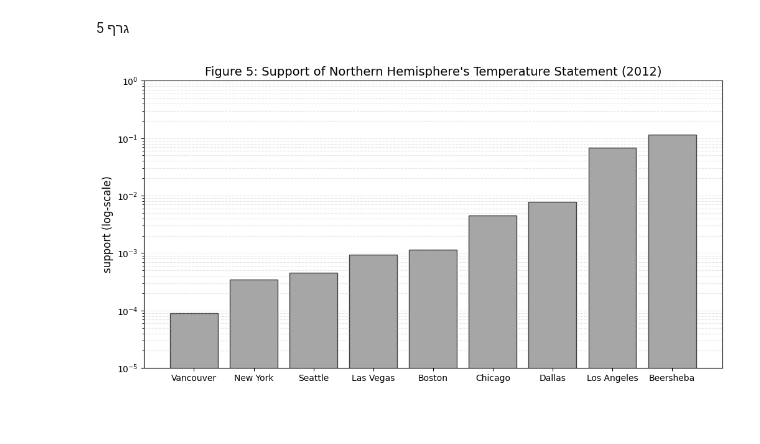
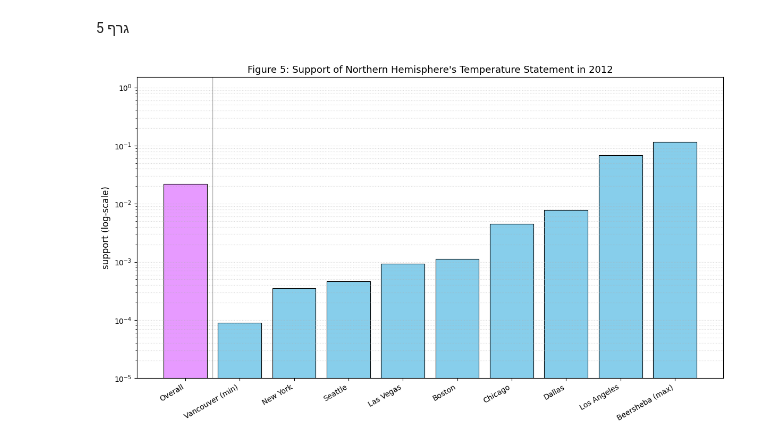
Before and after one commit to MorKahalani/DM-CherryPicked-Trendlines, a Jupyter notebook: Project-code.ipynb, the cells around one changed output. Saved outputs shown, nothing was run; the diff lists cells and outputs as text; code cells hidden in the pictures; blank space fills up the shorter version.

```diff
--- a/Project-code.ipynb
+++ b/Project-code.ipynb
@@ -204,51 +222,54 @@ Drive already mounted at /content/drive; to attempt to forcibly remount, call dr
 # %%
 import pandas as pd
 import matplotlib.pyplot as plt
-import bisect
+import numpy as np
 
-# 1. פונקציית האלגוריתם (חייבת להיות מוגדרת כאן)
-def algorithm2_exact(Rb, Re, bot='decrease'):
-    Rb_sorted = sorted(Rb)
-    n_b = len(Rb_sorted)
-    count = 0
-    if n_b == 0 or len(Re) == 0: return 0
-    for y_te in Re:
-        if bot == 'decrease': # קיץ קר מחורף (x_e < x_b)
-            idx = bisect.bisect_right(Rb_sorted, y_te)
-            count += (n_b - idx)
-    return count / (len(Rb) * len(Re))
-
-# 2. טעינת הנתונים (מתוך הקובץ שהעליתן)
-df = pd.read_csv('temperature.csv')
-df['datetime'] = pd.to_datetime(df['datetime'])
-
-# 3. הגדרת התקופות בדיוק לפי המאמר (Example 1)
-# Rb (התחלה) = חורף | Re (סוף) = קיץ
+# 1. הגדרת התקופות המדויקות (Example 1)
 winter_mask = (df['datetime'] >= '2012-12-01') & (df['datetime'] <= '2013-03-01')
 summer_mask = (df['datetime'] >= '2013-06-01') & (df['datetime'] <= '2013-09-01')
 
-# רשימת הערים לפי הסדר ב-Figure 5 במאמר
-cities = ['Vancouver', 'New York', 'Seattle', 'Las Vegas', 'Boston', 'Chicago', 'Dallas', 'Los Angeles', 'Beersheba']
-support_scores = []
+# 2. רשימת הערים וחישוב ה-Support לכל אחת
+target_cities = ['Vancouver', 'New York', 'Seattle', 'Las Vegas', 'Boston', 'Chicago', 'Dallas', 'Los Angeles', 'Beersheba']
+city_results = []
 
-for city in cities:
+for city in target_cities:
     Rb = df.loc[winter_mask, city].dropna().values
     Re = df.loc[summer_mask, city].dropna().values
+    # הטענה: קיץ קר מחורף (x_e < x_b)
     omega = algorithm2_exact(Rb, Re, bot='decrease')
-    support_scores.append(omega if omega > 0 else 1e-5) # מניעת בעיות בגרף לוגריתמי
+    city_results.append(omega)
 
-# 4. ציור הגרף (זהה ל-Figure 5)
-plt.figure(figsize=(12, 6))
-plt.bar(cities, support_scores, color='gray', edgecolor='black', alpha=0.7)
+# 3. חישוב ה-Overall (ממוצע ה-Support של כל הערים)
+overall_support = np.mean(city_results)
 
-# הגדרת ציר Y לוגריתמי כפי שמופיע במאמר
+# 4. הכנת הנתונים לציור בסדר הנכון
+final_labels = ['Overall'] + [
+    'Vancouver (min)', 'New York', 'Seattle', 'Las Vegas',
+    'Boston', 'Chicago', 'Dallas', 'Los Angeles', 'Beersheba (max)'
+]
+final_values = [overall_support] + city_results
+
+# 5. יצירת הגרף המעוצב
+plt.figure(figsize=(12, 7))
+colors = ['#e79aff'] + ['skyblue'] * (len(final_labels) - 1) # עמודת Overall מודגשת יותר
+bars = plt.bar(final_labels, final_values, color=colors, edgecolor='black', linewidth=0.8)
+
+# הגדרת ציר Y לוגריתמי בדיוק לפי המאמר
 plt.yscale('log')
-plt.ylim(10**-5, 1)
-plt.yticks([1e-5, 1e-4, 1e-3, 1e-2, 1e-1, 1], [r'$10^{-5}$', r'$10^{-4}$', r'$10^{-3}$', r'$10^{-2}$', r'$10^{-1}$', r'$10^0$'])
+plt.ylim(10**-5, 1.5)
+plt.yticks([1e-5, 1e-4, 1e-3, 1e-2, 1e-1, 1],
+           [r'$10^{-5}$', r'$10^{-4}$', r'$10^{-3}$', r'$10^{-2}$', r'$10^{-1}$', r'$10^0$'])
 
+# תוויות ועיצוב
 plt.ylabel('support (log-scale)', fontsize=12)
-plt.title('Figure 5: Support of Northern Hemisphere\'s Temperature Statement (2012)', fontsize=14)
-plt.grid(axis='y', which="both", ls="--", alpha=0.3)
+plt.title('Figure 5: Support of Northern Hemisphere\'s Temperature Statement in 2012', fontsize=13)
+plt.xticks(rotation=30, ha='right')
+plt.grid(axis='y', which="both", ls=":", alpha=0.5)
+
+# הוספת קו מפריד דמיוני לעמודת ה-Overall כפי שרואים לפעמים במאמרים
+plt.axvline(x=0.5, color='black', linestyle='-', linewidth=1, alpha=0.3)
+
+plt.tight_layout()
 plt.show()
 # %% [output]
-[figure, old version]
+[figure, new version]
```
Also changed, not shown: parts of 7 cells of this notebook.
